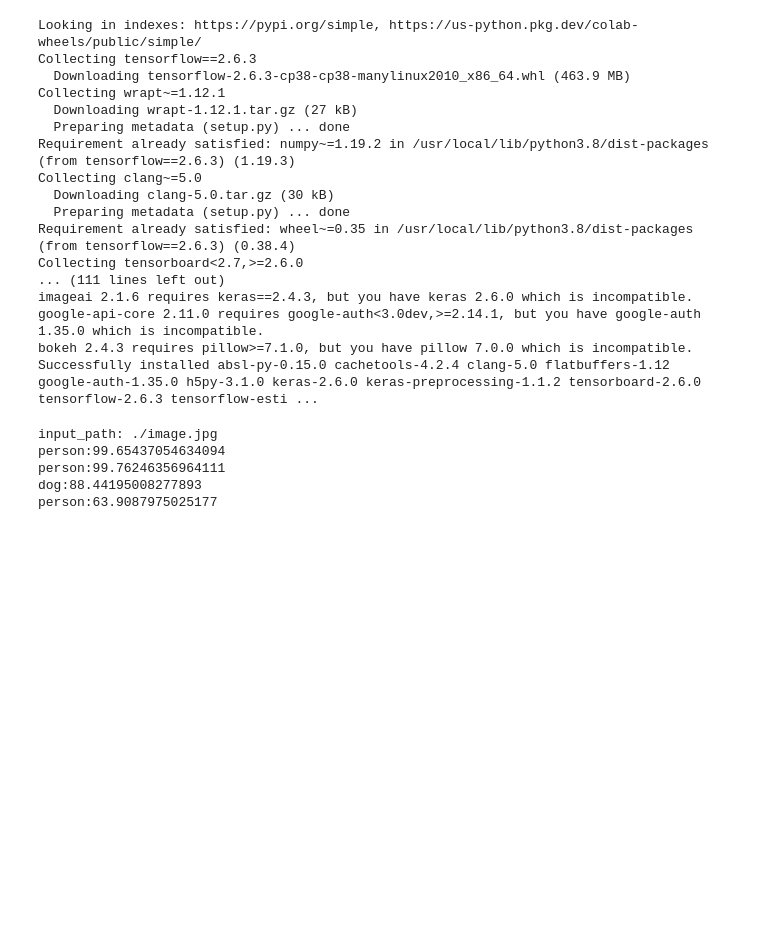
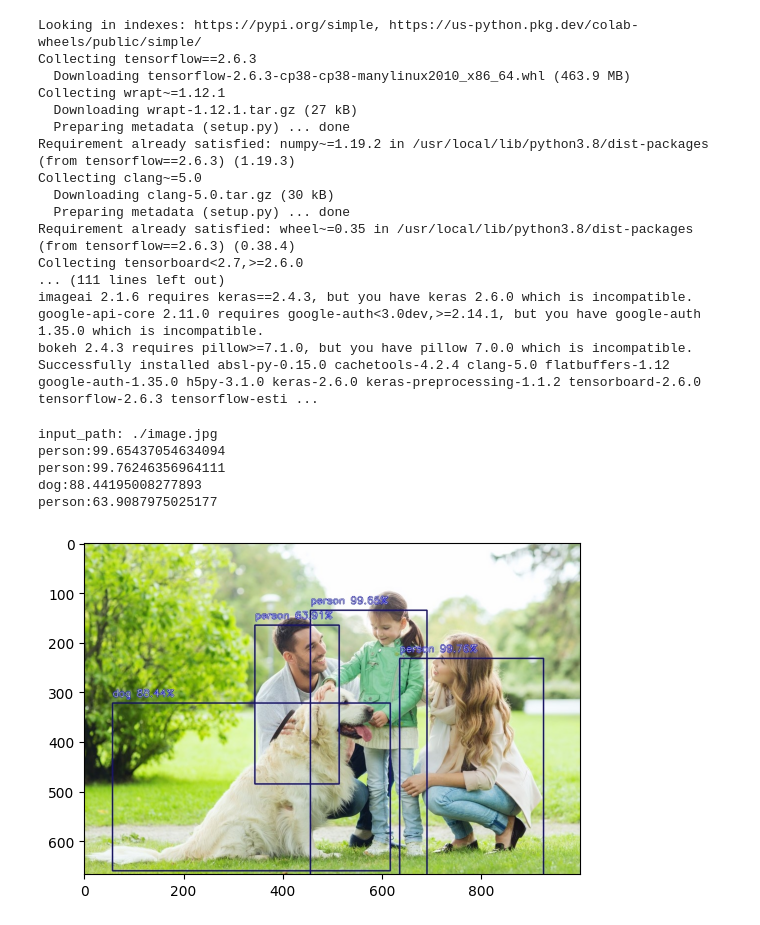
Before and after one commit to nianyiii/Python_AI, a Jupyter notebook: [3]ML_Application_Development/Day01_20220325_Lab_FirstDetection.ipynb, the cells around one changed output. Cells and saved outputs as stored; diff of their text form; code cells hidden in the pictures; blank space fills up the shorter version.

```diff
--- a/[3]ML_Application_Development/Day01_20220325_Lab_FirstDetection.ipynb
+++ b/[3]ML_Application_Development/Day01_20220325_Lab_FirstDetection.ipynb
@@ -75,3 +75,13 @@ person:99.65437054634094
 person:99.76246356964111
 dog:88.44195008277893
 person:63.9087975025177
+# %%
+# 呈現Detection後的結果
+
+import matplotlib.pyplot as plt
+
+image = plt.imread('image_new.jpg')
+plt.imshow(image)
+plt.show()
+# %% [output]
+[figure, added]
```
Also changed, not shown: parts of 1 cell of this notebook.
